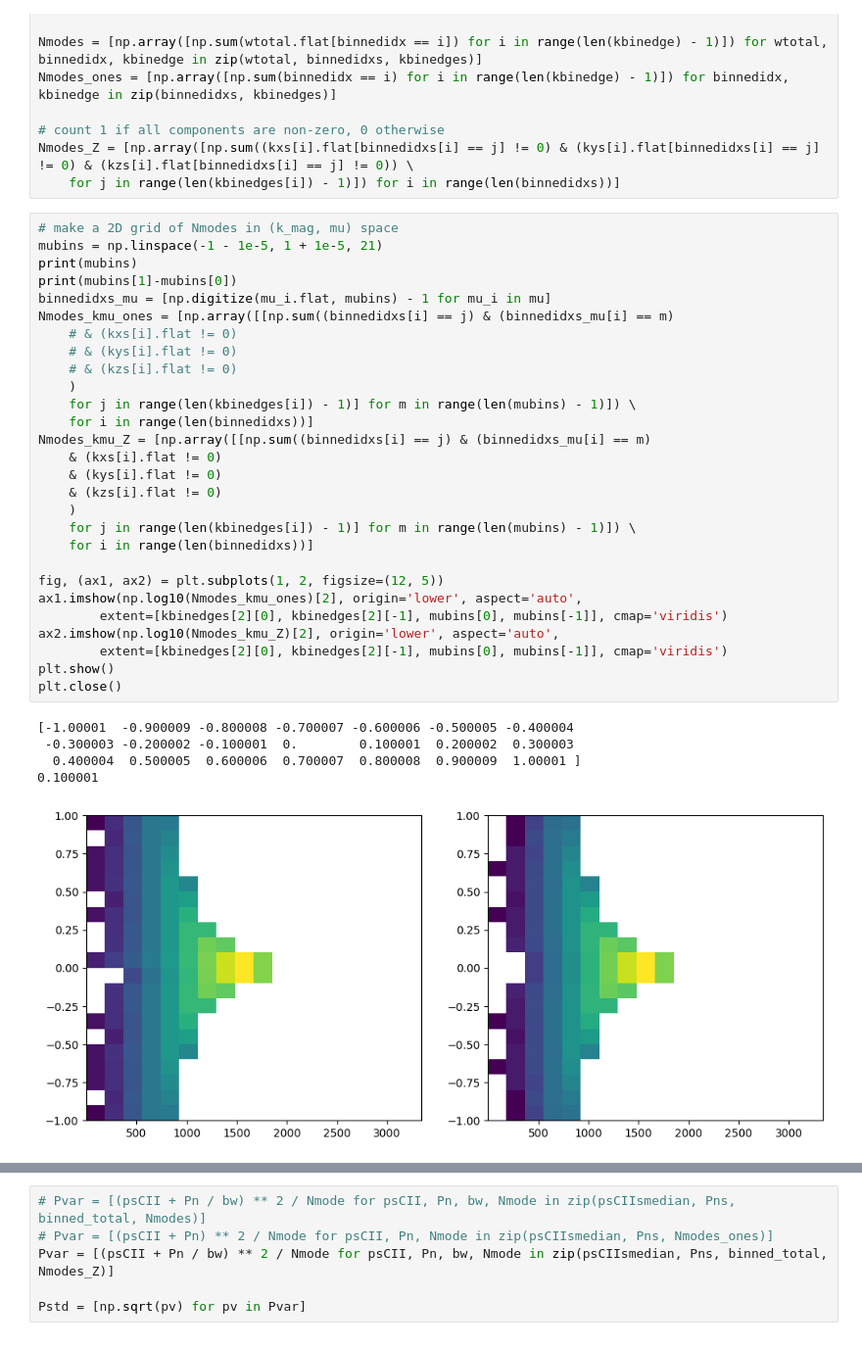
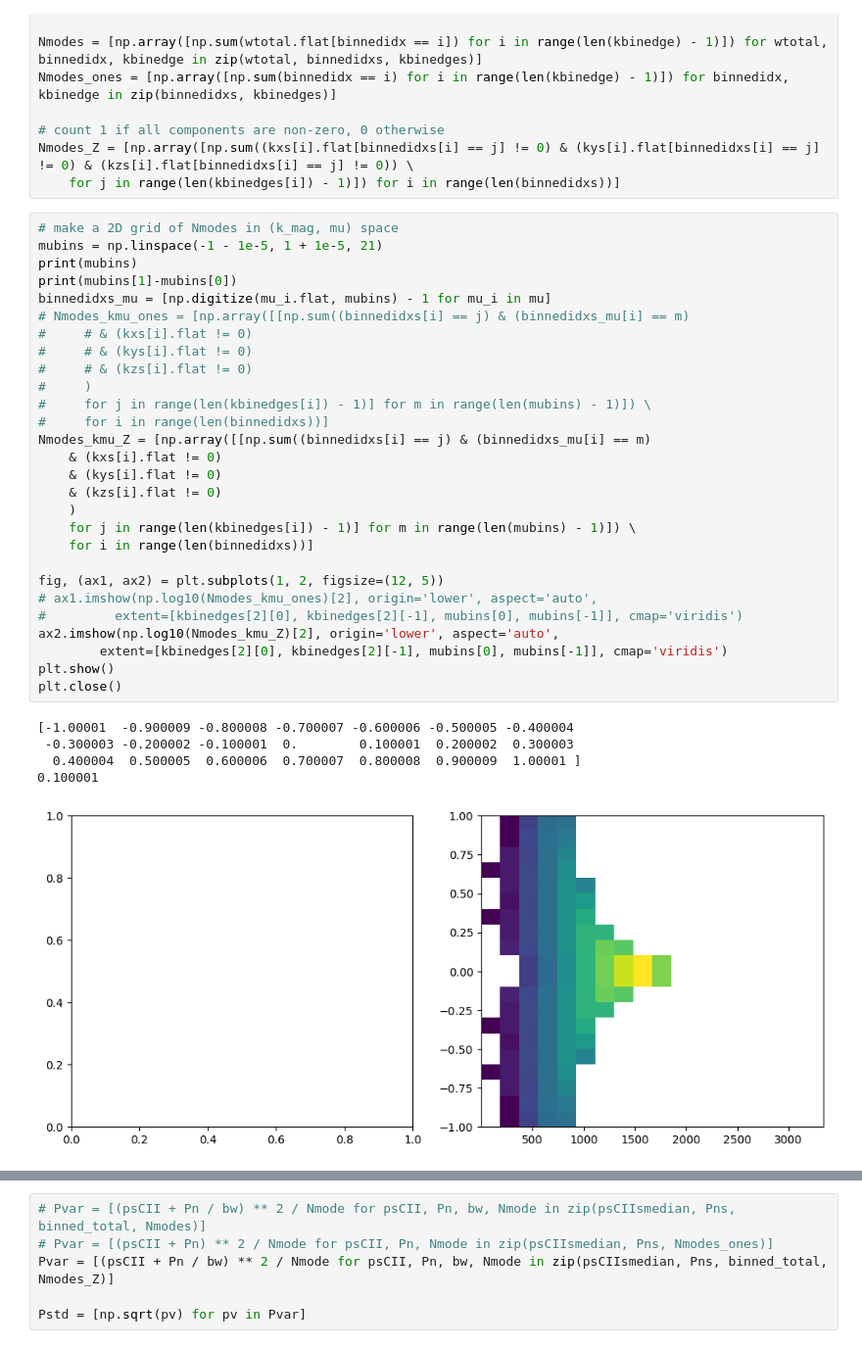
Before and after one commit to shubhagrawal30/crossLIM, a Jupyter notebook: simim/noise.ipynb, the cells around one changed output, grey strips where cells are left out. Shown at 98% size. Drawn from its saved outputs; the diff is of its cells as text.

```diff
--- a/simim/noise.ipynb
+++ b/simim/noise.ipynb
@@ -185,35 +185,35 @@ Nmodes_Z = [np.array([np.sum((kxs[i].flat[binnedidxs[i] == j] != 0) & (kys[i].fl
 # %%
 # make a 2D grid of Nmodes in (k_mag, mu) space
 mubins = np.linspace(-1 - 1e-5, 1 + 1e-5, 21)
 print(mubins)
 print(mubins[1]-mubins[0])
 binnedidxs_mu = [np.digitize(mu_i.flat, mubins) - 1 for mu_i in mu]
-Nmodes_kmu_ones = [np.array([[np.sum((binnedidxs[i] == j) & (binnedidxs_mu[i] == m)
-    # & (kxs[i].flat != 0)
-    # & (kys[i].flat != 0)
-    # & (kzs[i].flat != 0)
-    )
-    for j in range(len(kbinedges[i]) - 1)] for m in range(len(mubins) - 1)]) \
-    for i in range(len(binnedidxs))]
+# Nmodes_kmu_ones = [np.array([[np.sum((binnedidxs[i] == j) & (binnedidxs_mu[i] == m)
+#     # & (kxs[i].flat != 0)
+#     # & (kys[i].flat != 0)
+#     # & (kzs[i].flat != 0)
+#     )
+#     for j in range(len(kbinedges[i]) - 1)] for m in range(len(mubins) - 1)]) \
+#     for i in range(len(binnedidxs))]
 Nmodes_kmu_Z = [np.array([[np.sum((binnedidxs[i] == j) & (binnedidxs_mu[i] == m)
     & (kxs[i].flat != 0)
     & (kys[i].flat != 0)
     & (kzs[i].flat != 0)
     )
     for j in range(len(kbinedges[i]) - 1)] for m in range(len(mubins) - 1)]) \
     for i in range(len(binnedidxs))]
 
 fig, (ax1, ax2) = plt.subplots(1, 2, figsize=(12, 5))
-ax1.imshow(np.log10(Nmodes_kmu_ones)[2], origin='lower', aspect='auto',
-        extent=[kbinedges[2][0], kbinedges[2][-1], mubins[0], mubins[-1]], cmap='viridis')
+# ax1.imshow(np.log10(Nmodes_kmu_ones)[2], origin='lower', aspect='auto',
+#         extent=[kbinedges[2][0], kbinedges[2][-1], mubins[0], mubins[-1]], cmap='viridis')
 ax2.imshow(np.log10(Nmodes_kmu_Z)[2], origin='lower', aspect='auto',
         extent=[kbinedges[2][0], kbinedges[2][-1], mubins[0], mubins[-1]], cmap='viridis')
 plt.show()
 plt.close()
 # %% [output]
 [-1.00001  -0.900009 -0.800008 -0.700007 -0.600006 -0.500005 -0.400004
  -0.300003 -0.200002 -0.100001  0.        0.100001  0.200002  0.300003
   0.400004  0.500005  0.600006  0.700007  0.800008  0.900009  1.00001 ]
 0.100001
-[figure, old version]
+[figure, new version]
 # %%
```
Also changed, not shown: parts of 28 cells of this notebook, 3 other files.
